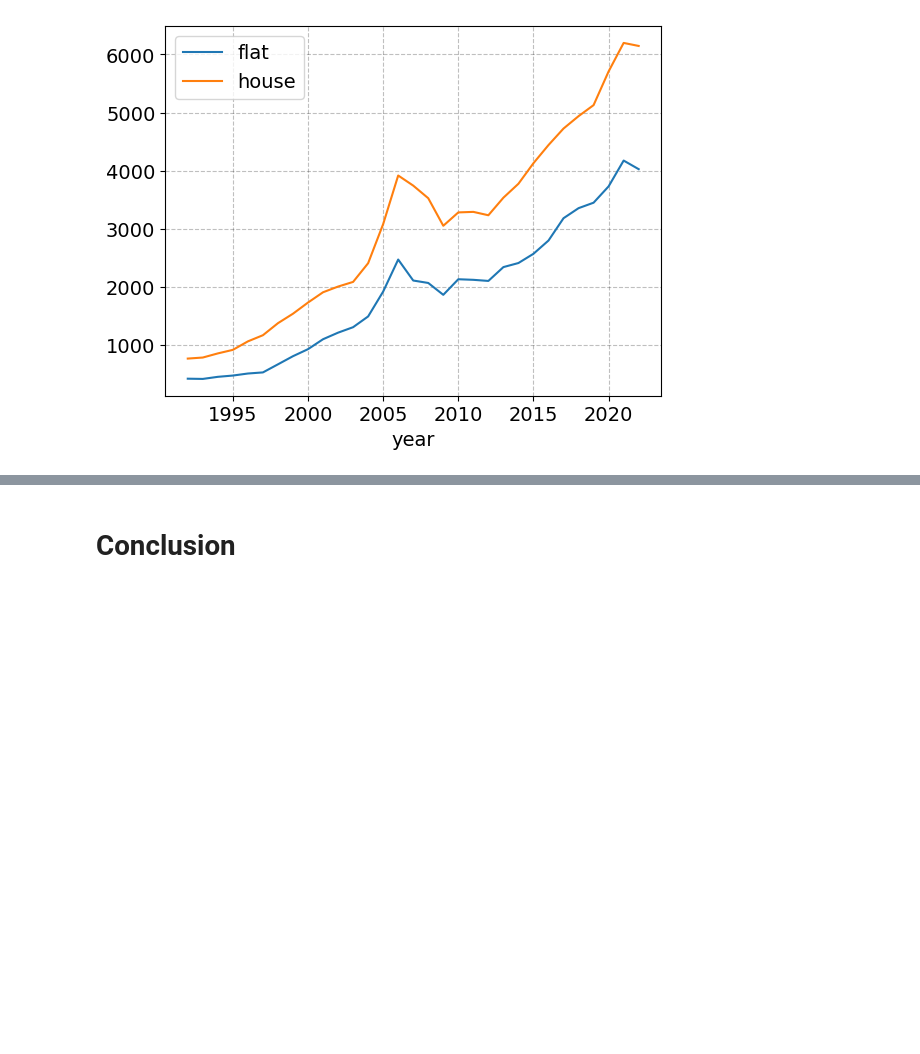
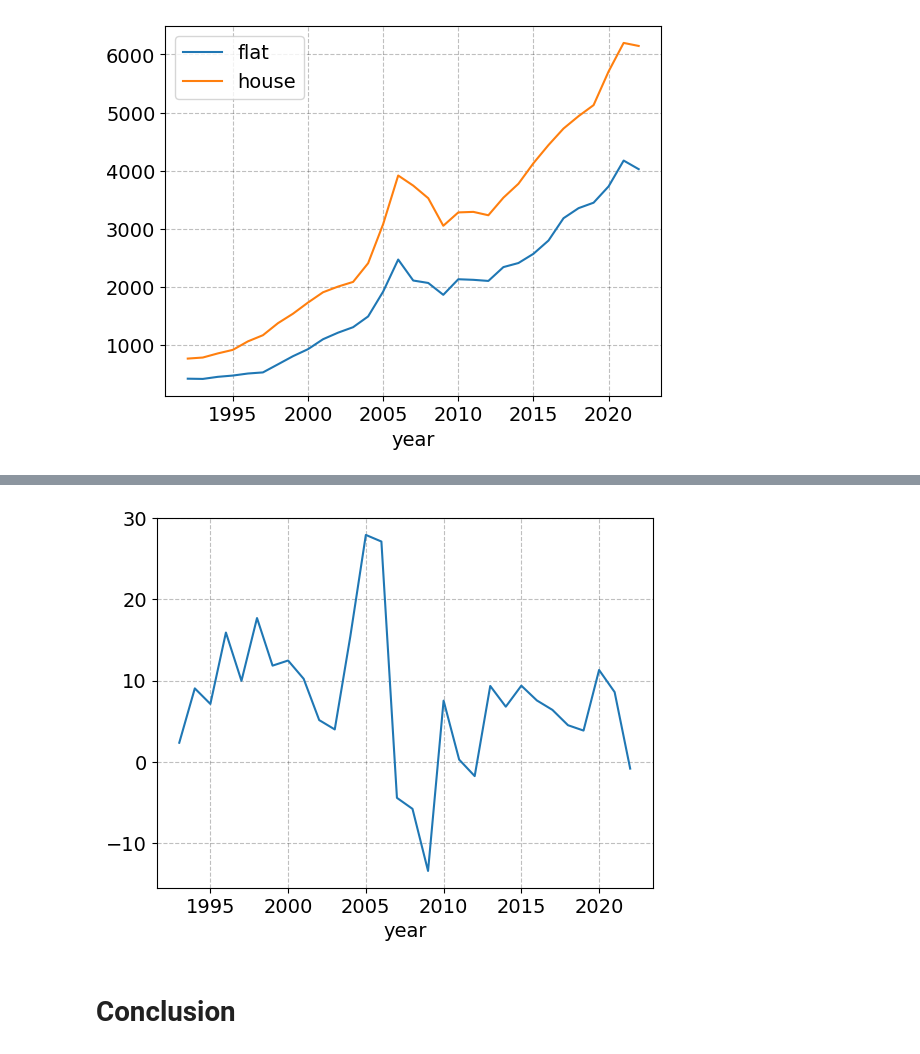
Before and after one commit to NumEconCopenhagen/projects-2023-jps, a Jupyter notebook: dataproject/dataproject.ipynb, the cells around one changed output, grey strips where cells are left out. Cells and saved outputs as stored; diff of their text form; code cells hidden in the pictures; blank space fills up the shorter version.

```diff
--- a/dataproject/dataproject.ipynb
+++ b/dataproject/dataproject.ipynb
@@ -273,3 +273,7 @@ house_københavn.plot(x='year', y='house', ax=ax)
 # %% [output]
 <AxesSubplot: xlabel='year'>
 [figure]
+# %%
+# We calculate the growthrate in houseprices in copenhagen
+ap_københavn['Growth_Rate'] = house_københavn['house'].pct_change(periods=1) * 100
+ap_københavn.head(10)
@@ -276,3 +297,7 @@ house_københavn.plot(x='year', y='house', ax=ax)
+# %%
+ap_københavn.plot(x='year', y='Growth_Rate', legend=False );
+# %% [output]
+[figure, added]
 # %% [markdown]
 # Conclusion
 # %% [markdown]
```
Also changed, not shown: parts of 3 cells of this notebook.
